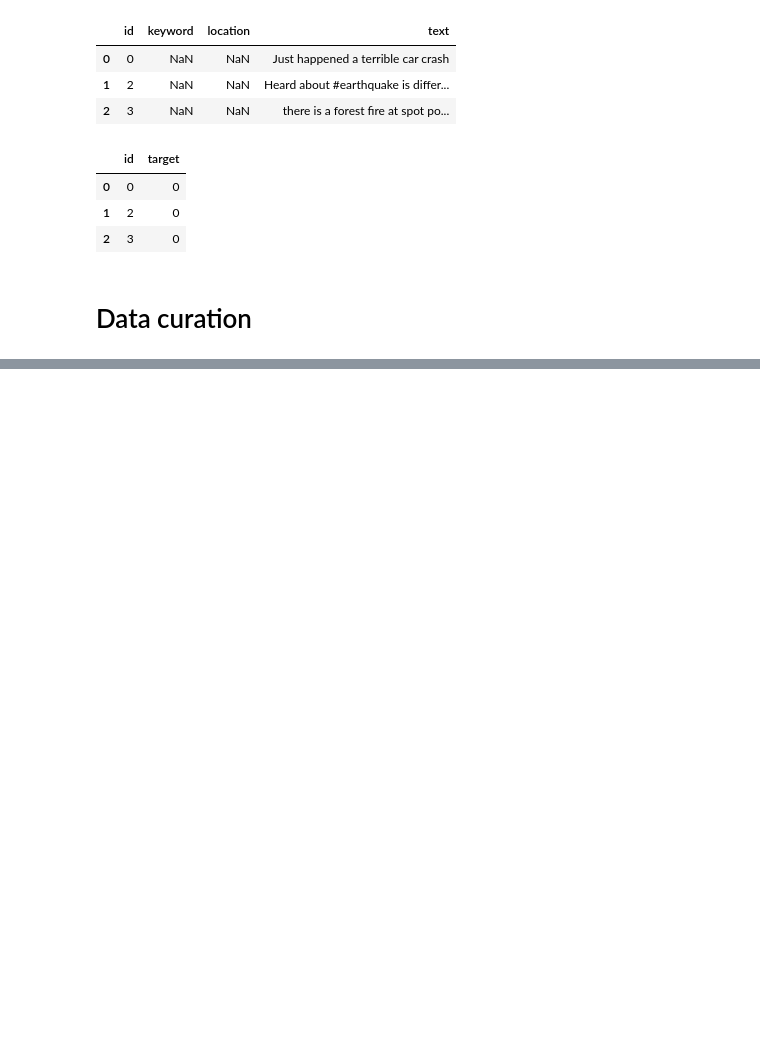
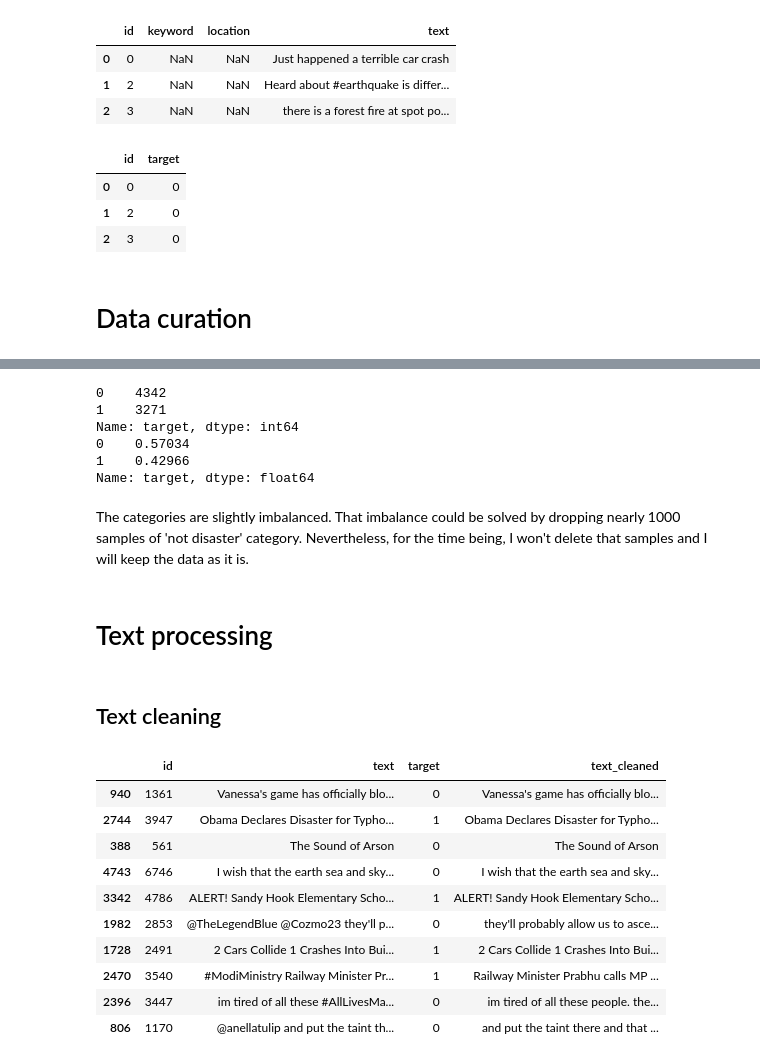
Before and after one commit to jramon-mm/ML_DL_Challenges, a Jupyter notebook: Disaster_tweets/Disaster_tweets_NLP.ipynb, the cells around one changed output, grey strips where cells are left out. Cells and saved outputs as stored; diff of their text form; code cells hidden in the pictures; blank space fills up the shorter version.

Commit message:
Some data curation and text cleaning.

```diff
--- a/Disaster_tweets/Disaster_tweets_NLP.ipynb
+++ b/Disaster_tweets/Disaster_tweets_NLP.ipynb
@@ -122,0 +162,4 @@ submission_file_example.head(3)
+# %%
+# Removing keyword and location columns
+df_train = df_train.drop(['keyword', 'location'], axis=1)
+df_test = df_test.drop(['keyword', 'location'], axis=1)
@@ -122,0 +168,43 @@ submission_file_example.head(3)
+# %%
+# Categories' sampler number
+print(df_train['target'].value_counts())
+
+# Categories' sampler proportion
+print(df_train['target'].value_counts()/len(df_train))
+# %% [output]
+0    4342
+1    3271
+Name: target, dtype: int64
+0    0.57034
+1    0.42966
+Name: target, dtype: float64
+# %% [markdown]
+The categories are slightly imbalanced. That imbalance could be solved by dropping nearly 1000 samples of 'not disaster' category. Nevertheless, for the time being, I won't delete that samples and I will keep the data as it is.
+# %% [markdown]
+# Text processing
+# %% [markdown]
+## Text cleaning
+# %%
+# Convert the tweets to lowercase
+df_train["text_cleaned"] = df_train["text"].str.lower()
+
+# Removing mentions and links
+df_train["text_cleaned"] = df_train["text"].str.replace(r'@\w+|(http|https)://\S+|(#\w+)', '', regex=True)
+
+# Removing unnecessary whitespaces
+df_train["text_cleaned"] = df_train["text_cleaned"].str.strip()
+# %%
+# Show 10 random samples to see how text cleaning is going
+df_train.sample(10)
+# %% [output]
+|  | id | text | target | text_cleaned |
+| 940 | 1361 | Vanessa's game has officially blo... | 0 | Vanessa's game has officially blo... |
+| 2744 | 3947 | Obama Declares Disaster for Typho... | 1 | Obama Declares Disaster for Typho... |
+| 388 | 561 | The Sound of Arson | 0 | The Sound of Arson |
+| 4743 | 6746 | I wish that the earth sea and sky... | 0 | I wish that the earth sea and sky... |
+| 3342 | 4786 | ALERT! Sandy Hook Elementary Scho... | 1 | ALERT! Sandy Hook Elementary Scho... |
+| 1982 | 2853 | @TheLegendBlue @Cozmo23 they'll p... | 0 | they'll probably allow us to asce... |
+| 1728 | 2491 | 2 Cars Collide 1 Crashes Into Bui... | 1 | 2 Cars Collide 1 Crashes Into Bui... |
+| 2470 | 3540 | #ModiMinistry Railway Minister Pr... | 1 | Railway Minister Prabhu calls MP ... |
+| 2396 | 3447 | im tired of all these #AllLivesMa... | 0 | im tired of all these people. the... |
+| 806 | 1170 | @anellatulip and put the taint th... | 0 | and put the taint there and that ... |
```
Also changed, not shown: parts of 9 cells of this notebook.
